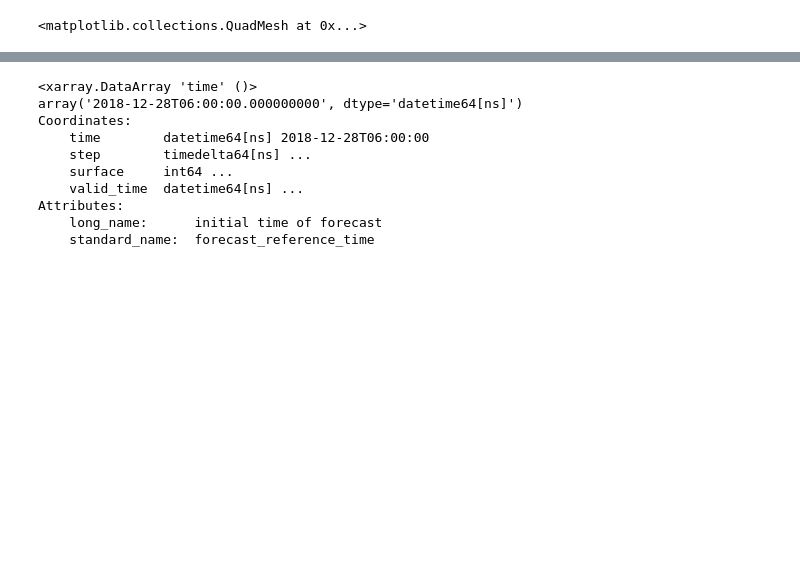
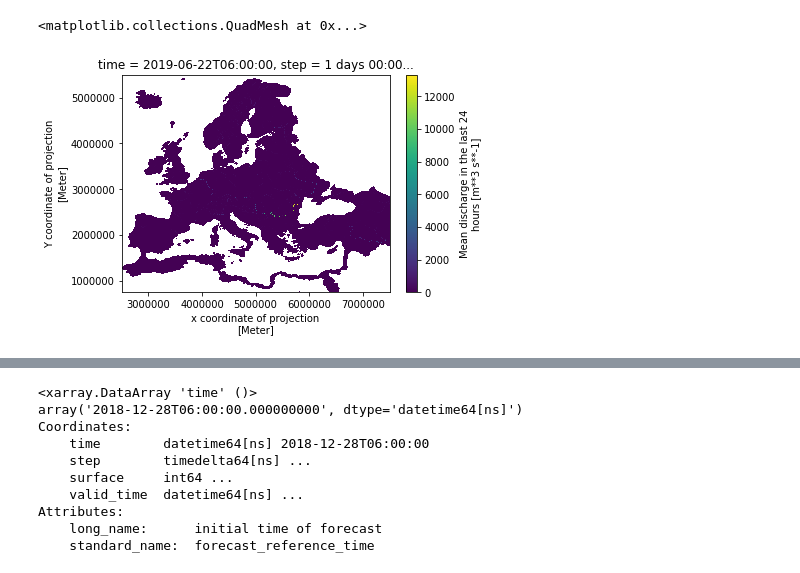
Before and after one commit to milanavuckovic/test_notebooks, a Jupyter notebook: magics_efas/efas_test.ipynb, the cells around one changed output, grey strips where cells are left out. Saved outputs shown, nothing was run; the diff lists cells and outputs as text; code cells hidden in the pictures; blank space fills up the shorter version.

```diff
--- a/magics_efas/efas_test.ipynb
+++ b/magics_efas/efas_test.ipynb
@@ -2,10 +2,11 @@
 import Magics.macro as magics
 import xarray as xr
 # %%
-ds = xr.open_dataset('/home/graphics/cgs/netcdf-data/efas-cds.nc')
+ds = xr.open_dataset('/home/graphics/cgs/netcdf-data/efas_from_james.nc')
 ds.dis24.plot()
 # %% [output]
 <matplotlib.collections.QuadMesh at 0x...>
+[figure, added]
 # %%
 ds
 # %% [output]
```
Also changed, not shown: parts of 5 cells of this notebook.
